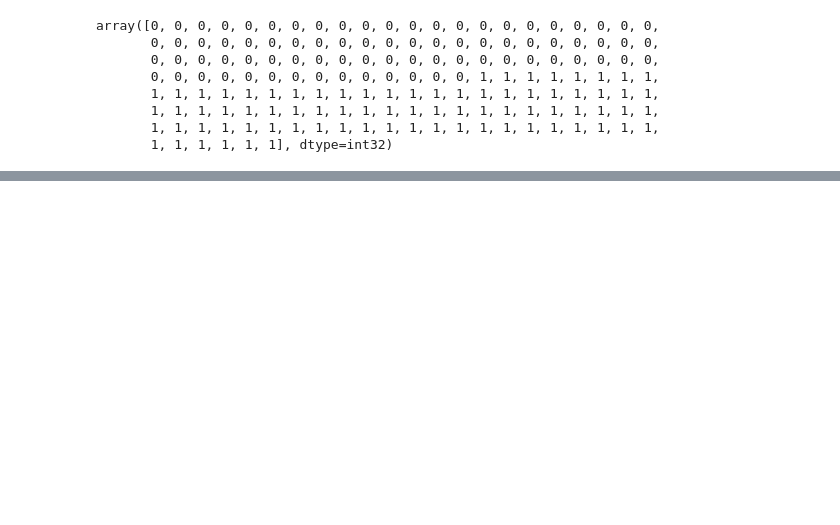
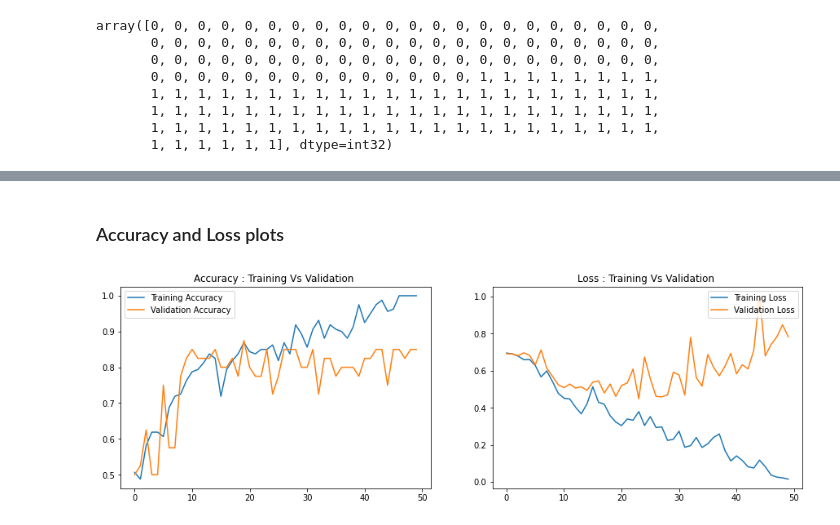
Before and after one commit to eddieiyamah/FundusClass, a Jupyter notebook: Fundus Image Classification using a CNN.ipynb, the cells around one changed output, grey strips where cells are left out. Drawn from its saved outputs; the diff is of its cells as text; code cells hidden in the pictures; blank space fills up the shorter version.

```diff
--- a/Fundus Image Classification using a CNN.ipynb
+++ b/Fundus Image Classification using a CNN.ipynb
@@ -122,7 +107,5 @@ tf.compat.v1.disable_eager_execution()
 # %%
-from tensorflow.keras.optimizers import RMSprop
-
-
+from tensorflow.keras.optimizers import Adam
 
 model = tf.keras.models.Sequential([
     # This is the first convolution
@@ -134,28 +117,19 @@ model = tf.keras.models.Sequential([
     # The third convolution
     tf.keras.layers.Conv2D(64, (3,3), activation='relu'),
     tf.keras.layers.MaxPooling2D(2,2),
-    #The fourth convolution
-    #tf.keras.layers.Conv2D(64, (3,3), activation='relu'),
-    #tf.keras.layers.MaxPooling2D(2,2),
-    # The fifth convolution
-    #tf.keras.layers.Conv2D(64, (3,3), activation='relu'),
-    #tf.keras.layers.MaxPooling2D(2,2),
-    # Flatten the results to feed into a DNN
     tf.keras.layers.Flatten(),
     # 512 neuron hidden layer
-    tf.keras.layers.Dense(512, activation='relu'),
+    tf.keras.layers.Dense(512, ativation='relu'),
     # Only 1 output neuron.
     tf.keras.layers.Dense(1, activation='sigmoid')
 ])
 
-
-
-
 model.compile(loss='binary_crossentropy',
-               optimizer=RMSprop(learning_rate=0.001),
+               optimizer=Adam(learning_rate=0.001),
                metrics=['accuracy'])
 # %%
-history = model.fit(train_generator, epochs=55,
+history = model.fit(train_generator, epochs= 50,
                     validation_data = validation_generator,
+                    steps_per_epoch=20,
                     callbacks=[callbacks])
 # %% [output]
@@ -184 +160,27 @@ model.evaluate(validation_generator)
+# %% [markdown]
+### Accuracy and Loss plots
+# %%
+accuracy = history.history['accuracy']
+loss = history.history['loss']
+validation_loss = history.history['val_loss']
+validation_accuracy = history.history['val_accuracy']
+
+
+plt.figure(figsize=(15, 10))
+plt.subplot(2, 2, 1)
+plt.plot(range(50), accuracy, label='Training Accuracy')
+plt.plot(range(50), validation_accuracy, label='Validation Accuracy')
+plt.legend(loc='upper left')
+plt.title('Accuracy : Training Vs Validation ')
+
+
+
+plt.subplot(2, 2, 2)
+plt.plot(range(50), loss, label='Training Loss')
+plt.plot(range(50), validation_loss, label='Validation Loss')
+plt.title('Loss : Training Vs Validation ')
+plt.legend(loc='upper right')
+plt.show()
+# %% [output]
+[figure, added]
 # %%
```
Also changed, not shown: parts of 31 cells of this notebook.
